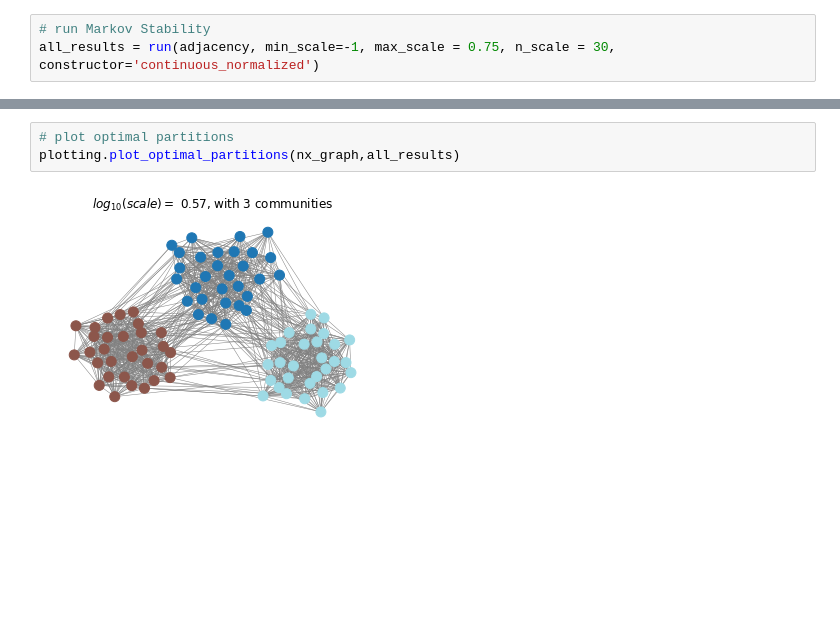
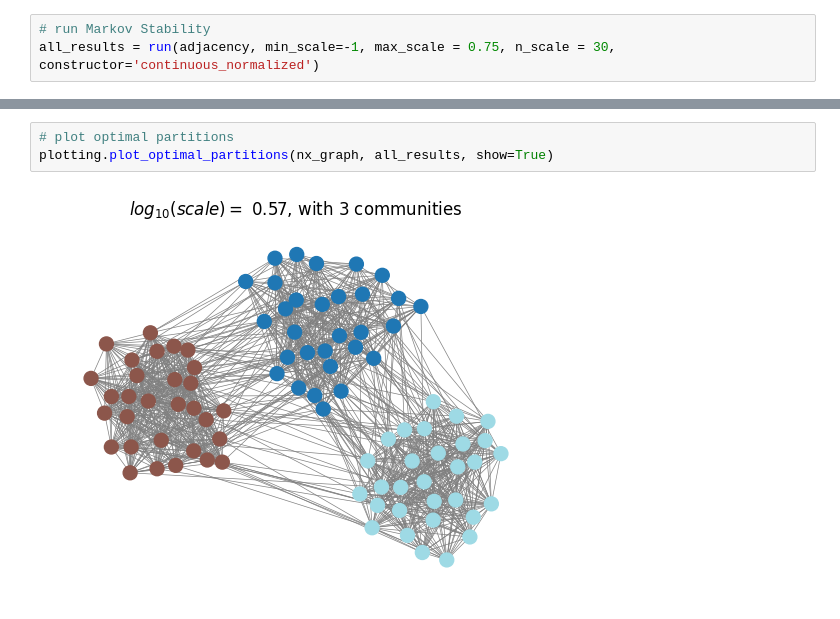
Before and after one commit to barahona-research-group/PyGenStability, a Jupyter notebook: examples/Example_1_undirected_sbm.ipynb, the cells around one changed output, grey strips where cells are left out. Cells and saved outputs as stored; diff of their text form; blank space fills up the shorter version.

```diff
--- a/examples/Example_1_undirected_sbm.ipynb
+++ b/examples/Example_1_undirected_sbm.ipynb
@@ -28,5 +28,5 @@ plotting.plot_single_partition(nx_graph, all_results, scale_id=5)
 # %%
 # plot optimal partitions
-plotting.plot_optimal_partitions(nx_graph,all_results)
+plotting.plot_optimal_partitions(nx_graph, all_results, show=True)
 # %% [output]
-[figure, old version]
+[figure, new version]
```
Also changed, not shown: parts of 3 cells of this notebook, 16 other files.
